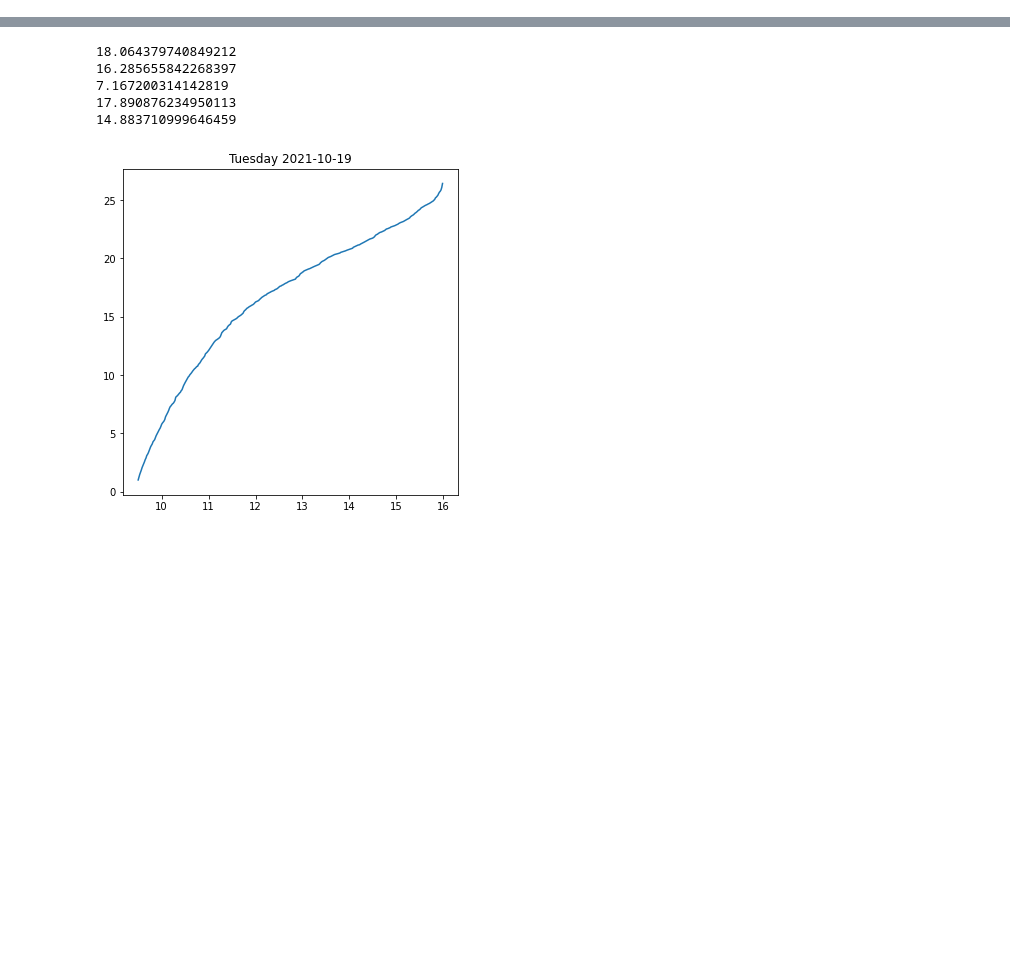
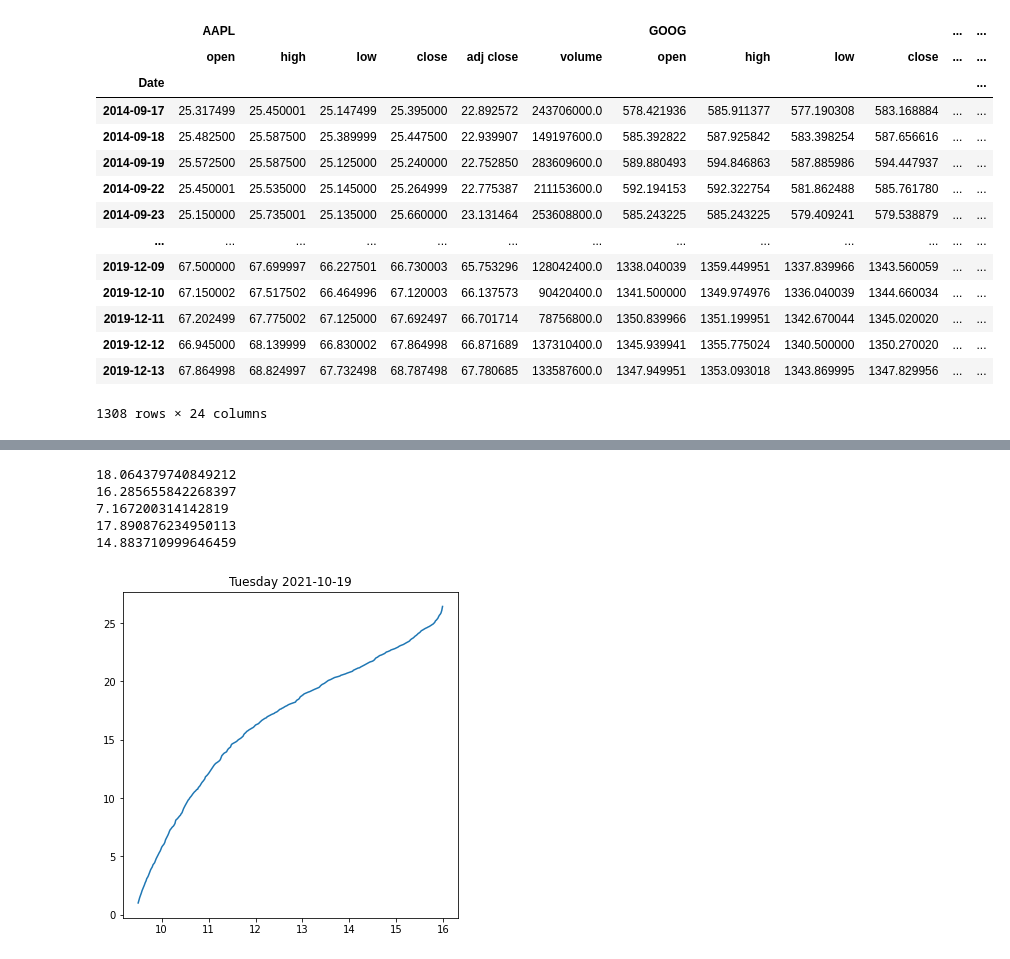
Before and after one commit to salemileandro/pynanz, a Jupyter notebook: Untitled.ipynb, the cells around one changed output, grey strips where cells are left out. Saved outputs shown, nothing was run; the diff lists cells and outputs as text; code cells hidden in the pictures; blank space fills up the shorter version.

```diff
--- a/Untitled.ipynb
+++ b/Untitled.ipynb
@@ -9,0 +55,25 @@ from sqlalchemy import create_engine
+# %%
+def download(tickers, start, end, remove_nan = True):
+    data = []
+    for ticker in tickers:
+        x = yf.Ticker(ticker)
+        df = yf.download(ticker, start=start, end=end, interval="1d")
+        if isinstance(df, pd.DataFrame):
+            if len(df) == 0:
+                continue
+            if "Dividends" in df.columns:
+                df.drop(columns=["Dividends"], inplace=True)
+            if "Stock Splits" in df.columns:
+                df.drop(columns=["Stock Splits"], inplace=True)
+            new_cols = pd.MultiIndex.from_tuples([(ticker, c.lower()) for c in df.columns])
+            df.columns = new_cols
+            data.append(df)
+
+    df = pd.concat(data, axis = 1)
+    if remove_nan:
+        df.dropna(axis=0, inplace=True)
+
+    return df
+
+
+df = download(["AAPL", "GOOG", "AIR.PA", "BTC-USD"], start="1980-01-01", end="2020-01-01")
@@ -9,0 +88,18 @@ from sqlalchemy import create_engine
+# %%
+df.head(-10)
+# %% [output]
+|  | AAPL |  |  |  |  |  | GOOG |  |  |  | ... | ... |
+|  | open | high | low | close | adj close | volume | open | high | low | close | ... | ... |
+| Date |  |  |  |  |  |  |  |  |  |  |  | ... |
+| 2014-09-17 | 25.317499 | 25.450001 | 25.147499 | 25.395000 | 22.892572 | 243706000.0 | 578.421936 | 585.911377 | 577.190308 | 583.168884 | ... | ... |
+| 2014-09-18 | 25.482500 | 25.587500 | 25.389999 | 25.447500 | 22.939907 | 149197600.0 | 585.392822 | 587.925842 | 583.398254 | 587.656616 | ... | ... |
+| 2014-09-19 | 25.572500 | 25.587500 | 25.125000 | 25.240000 | 22.752850 | 283609600.0 | 589.880493 | 594.846863 | 587.885986 | 594.447937 | ... | ... |
+| 2014-09-22 | 25.450001 | 25.535000 | 25.145000 | 25.264999 | 22.775387 | 211153600.0 | 592.194153 | 592.322754 | 581.862488 | 585.761780 | ... | ... |
+| 2014-09-23 | 25.150000 | 25.735001 | 25.135000 | 25.660000 | 23.131464 | 253608800.0 | 585.243225 | 585.243225 | 579.409241 | 579.538879 | ... | ... |
+| ... | ... | ... | ... | ... | ... | ... | ... | ... | ... | ... | ... | ... |
+| 2019-12-09 | 67.500000 | 67.699997 | 66.227501 | 66.730003 | 65.753296 | 128042400.0 | 1338.040039 | 1359.449951 | 1337.839966 | 1343.560059 | ... | ... |
+| 2019-12-10 | 67.150002 | 67.517502 | 66.464996 | 67.120003 | 66.137573 | 90420400.0 | 1341.500000 | 1349.974976 | 1336.040039 | 1344.660034 | ... | ... |
+| 2019-12-11 | 67.202499 | 67.775002 | 67.125000 | 67.692497 | 66.701714 | 78756800.0 | 1350.839966 | 1351.199951 | 1342.670044 | 1345.020020 | ... | ... |
+| 2019-12-12 | 66.945000 | 68.139999 | 66.830002 | 67.864998 | 66.871689 | 137310400.0 | 1345.939941 | 1355.775024 | 1340.500000 | 1350.270020 | ... | ... |
+| 2019-12-13 | 67.864998 | 68.824997 | 67.732498 | 68.787498 | 67.780685 | 133587600.0 | 1347.949951 | 1353.093018 | 1343.869995 | 1347.829956 | ... | ... |
+1308 rows × 24 columns
```
Also changed, not shown: parts of 12 cells of this notebook, 26 other files.
